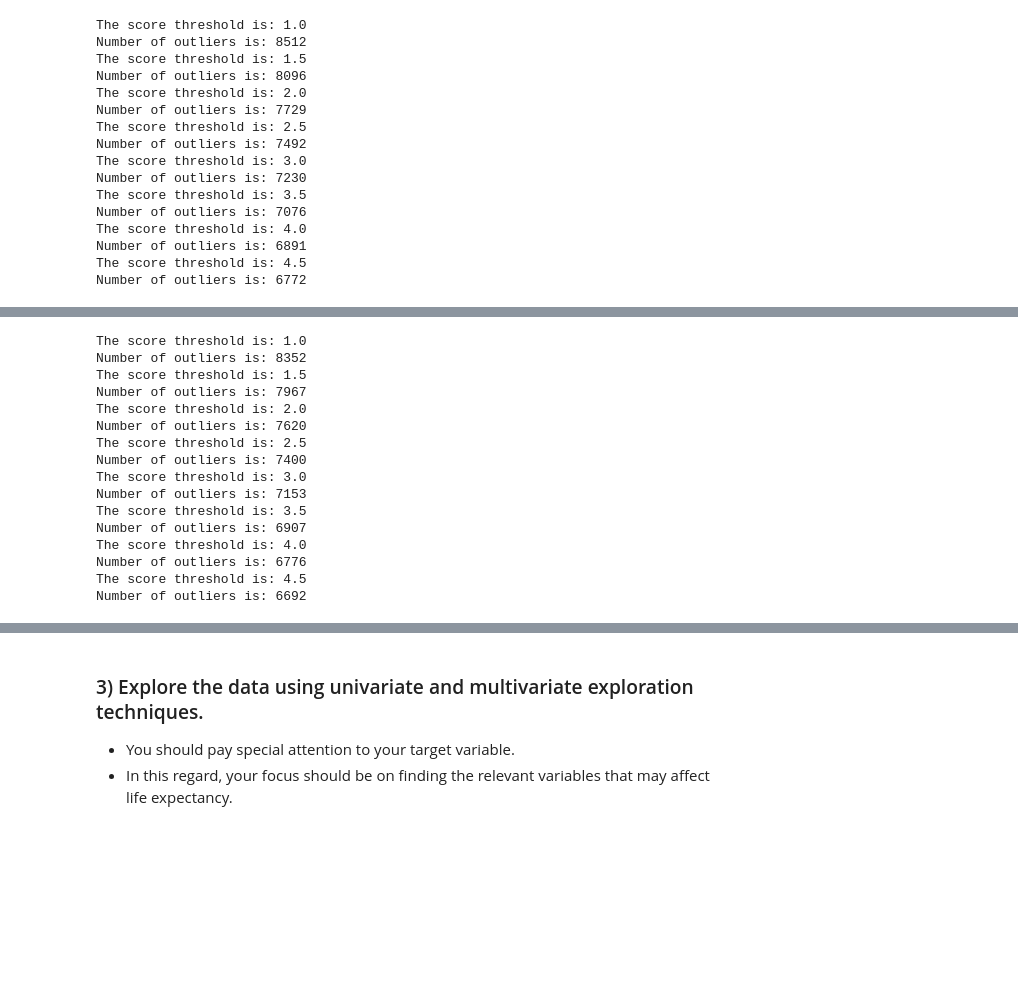
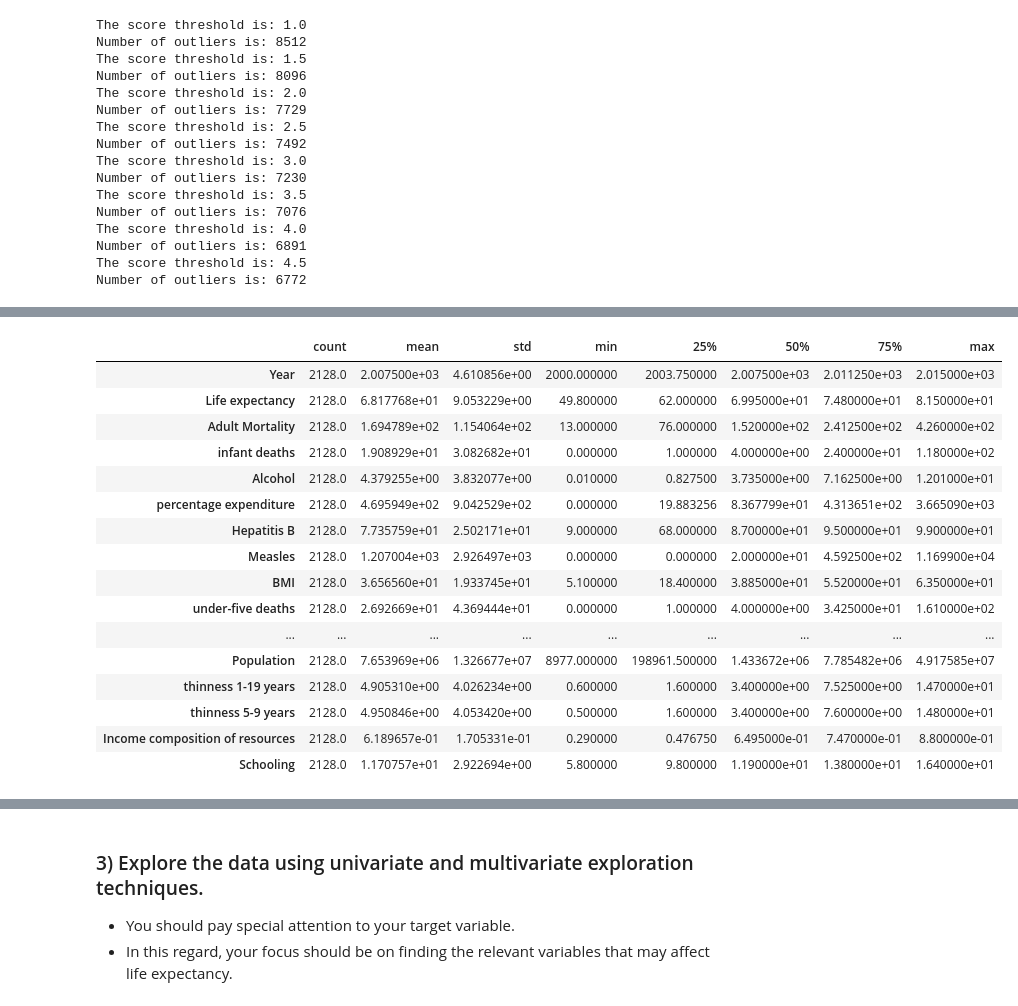
Before and after one commit to TheONEShafiq/Thinkful_Exercises, a Jupyter notebook: EDA_Challenge.ipynb, the cells around one changed output, grey strips where cells are left out. Cells and saved outputs as stored; diff of their text form; code cells hidden in the pictures; blank space fills up the shorter version.

```diff
--- a/EDA_Challenge.ipynb
+++ b/EDA_Challenge.ipynb
@@ -324,34 +315,37 @@ remove_outlier(expectancy_clean).describe()
+# %%
+expectancy_clean.describe().T
+# %% [output]
+|  | count | mean | std | min | 25% | 50% | 75% | max |
+| Year | 2128.0 | 2.007500e+03 | 4.610856e+00 | 2000.000000 | 2003.750000 | 2.007500e+03 | 2.011250e+03 | 2.015000e+03 |
+| Life expectancy | 2128.0 | 6.817768e+01 | 9.053229e+00 | 49.800000 | 62.000000 | 6.995000e+01 | 7.480000e+01 | 8.150000e+01 |
+| Adult Mortality | 2128.0 | 1.694789e+02 | 1.154064e+02 | 13.000000 | 76.000000 | 1.520000e+02 | 2.412500e+02 | 4.260000e+02 |
+| infant deaths | 2128.0 | 1.908929e+01 | 3.082682e+01 | 0.000000 | 1.000000 | 4.000000e+00 | 2.400000e+01 | 1.180000e+02 |
+| Alcohol | 2128.0 | 4.379255e+00 | 3.832077e+00 | 0.010000 | 0.827500 | 3.735000e+00 | 7.162500e+00 | 1.201000e+01 |
+| percentage expenditure | 2128.0 | 4.695949e+02 | 9.042529e+02 | 0.000000 | 19.883256 | 8.367799e+01 | 4.313651e+02 | 3.665090e+03 |
+| Hepatitis B | 2128.0 | 7.735759e+01 | 2.502171e+01 | 9.000000 | 68.000000 | 8.700000e+01 | 9.500000e+01 | 9.900000e+01 |
+| Measles | 2128.0 | 1.207004e+03 | 2.926497e+03 | 0.000000 | 0.000000 | 2.000000e+01 | 4.592500e+02 | 1.169900e+04 |
+| BMI | 2128.0 | 3.656560e+01 | 1.933745e+01 | 5.100000 | 18.400000 | 3.885000e+01 | 5.520000e+01 | 6.350000e+01 |
+| under-five deaths | 2128.0 | 2.692669e+01 | 4.369444e+01 | 0.000000 | 1.000000 | 4.000000e+00 | 3.425000e+01 | 1.610000e+02 |
+| ... | ... | ... | ... | ... | ... | ... | ... | ... |
+| Population | 2128.0 | 7.653969e+06 | 1.326677e+07 | 8977.000000 | 198961.500000 | 1.433672e+06 | 7.785482e+06 | 4.917585e+07 |
+| thinness 1-19 years | 2128.0 | 4.905310e+00 | 4.026234e+00 | 0.600000 | 1.600000 | 3.400000e+00 | 7.525000e+00 | 1.470000e+01 |
+| thinness 5-9 years | 2128.0 | 4.950846e+00 | 4.053420e+00 | 0.500000 | 1.600000 | 3.400000e+00 | 7.600000e+00 | 1.480000e+01 |
+| Income composition of resources | 2128.0 | 6.189657e-01 | 1.705331e-01 | 0.290000 | 0.476750 | 6.495000e-01 | 7.470000e-01 | 8.800000e-01 |
+| Schooling | 2128.0 | 1.170757e+01 | 2.922694e+00 | 5.800000 | 9.800000 | 1.190000e+01 | 1.380000e+01 | 1.640000e+01 |
 # %%
-#Use IQR to statisically determine outliers
-numeric_cols=expectancy_clean.select_dtypes(include=[np.number]).columns
-#expectancy_clean[numeric_cols].apply(zscore)
+# #Use IQR to statisically determine outliers
+# numeric_cols=test.select_dtypes(include=[np.number]).columns
+# #expectancy_clean[numeric_cols].apply(zscore)
 
 
-q75, q25 = np.percentile(expectancy_clean[numeric_cols], [75 ,25])
-iqr = q75 - q25
+# q75, q25 = np.percentile(test[numeric_cols], [75 ,25])
+# iqr = q75 - q25
 
-for threshold in np.arange(1,5,0.5):
-    min_val = q25 - (iqr*threshold)
-    max_val = q75 + (iqr*threshold)
-    print("The score threshold is: {}".format(threshold))
-    print("Number of outliers is: {}".format(
-        len((np.where((expectancy_clean[numeric_cols] > max_val)
-                      | (expectancy_clean[numeric_cols] < min_val))[0]))
-    ))
+# for threshold in np.arange(1,5,0.5):
+#     min_val = q25 - (iqr*threshold)
+#     max_val = q75 + (iqr*threshold)
+#     print("The score threshold is: {}".format(threshold))
+#     print("Number of outliers is: {}".format(
+#         len((np.where((test[numeric_cols] > max_val)
+#                       | (test[numeric_cols] < min_val))[0]))
+#     ))
-# %% [output]
-The score threshold is: 1.0
-Number of outliers is: 8352
-The score threshold is: 1.5
-Number of outliers is: 7967
-The score threshold is: 2.0
-Number of outliers is: 7620
-The score threshold is: 2.5
-Number of outliers is: 7400
-The score threshold is: 3.0
-Number of outliers is: 7153
-The score threshold is: 3.5
-Number of outliers is: 6907
-The score threshold is: 4.0
-Number of outliers is: 6776
-The score threshold is: 4.5
-Number of outliers is: 6692
```
Also changed, not shown: parts of 34 cells of this notebook.
